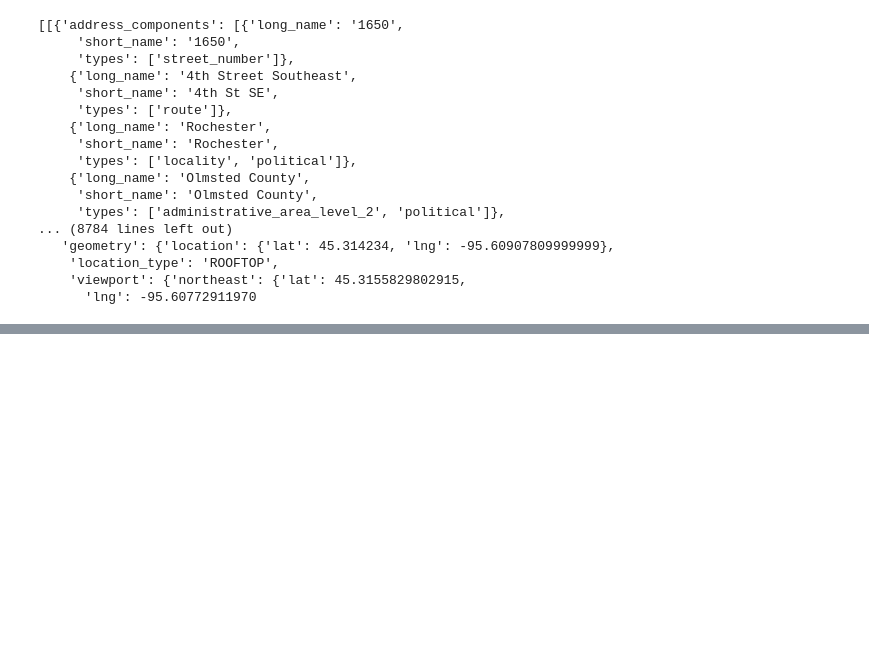
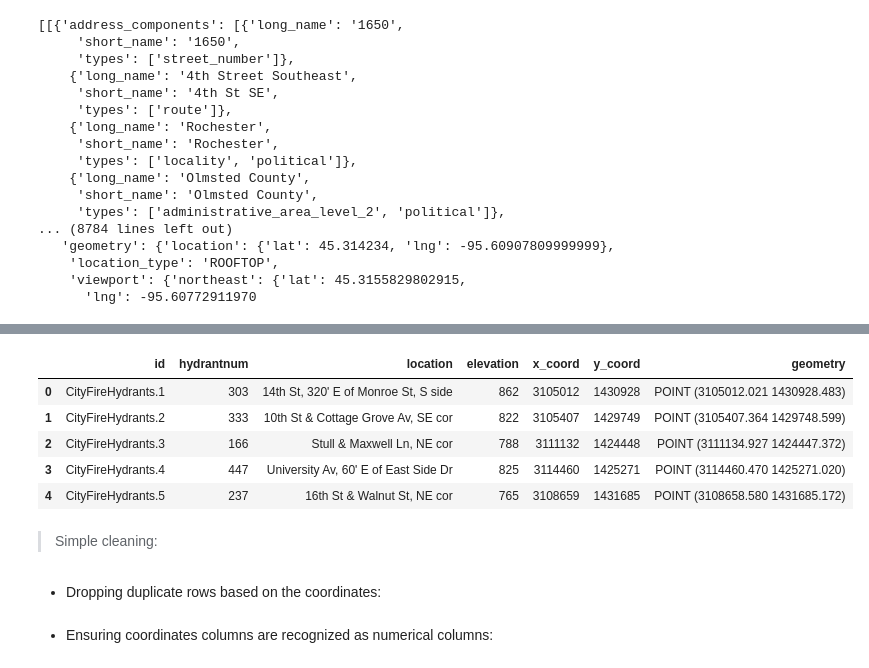
Before and after one commit to angeliki-tzanou/datasci_7_geospatial, a Jupyter notebook: HHA_507_Week_7.ipynb, the cells around one changed output, grey strips where cells are left out. Drawn from its saved outputs; the diff is of its cells as text; code cells hidden in the pictures; blank space fills up the shorter version.

```diff
--- a/HHA_507_Week_7.ipynb
+++ b/HHA_507_Week_7.ipynb
@@ -131,0 +138,2 @@ rev_geocoding_results
+# %%
+city_fire_hydr = gpd.read_file('city-fire-hydrants-gis-data-geojson-1-1 (1).geojson')
@@ -131,0 +142,15 @@ rev_geocoding_results
+# %%
+city_fire_hydr.head(5)
+# %% [output]
+|  | id | hydrantnum | location | elevation | x_coord | y_coord | geometry |
+| 0 | CityFireHydrants.1 | 303 | 14th St, 320' E of Monroe St, S side | 862 | 3105012 | 1430928 | POINT (3105012.021 1430928.483) |
+| 1 | CityFireHydrants.2 | 333 | 10th St & Cottage Grove Av, SE cor | 822 | 3105407 | 1429749 | POINT (3105407.364 1429748.599) |
+| 2 | CityFireHydrants.3 | 166 | Stull & Maxwell Ln, NE cor | 788 | 3111132 | 1424448 | POINT (3111134.927 1424447.372) |
+| 3 | CityFireHydrants.4 | 447 | University Av, 60' E of East Side Dr | 825 | 3114460 | 1425271 | POINT (3114460.470 1425271.020) |
+| 4 | CityFireHydrants.5 | 237 | 16th St & Walnut St, NE cor | 765 | 3108659 | 1431685 | POINT (3108658.580 1431685.172) |
+# %% [markdown]
+
+
+>Simple cleaning:
+# %% [markdown]
+- Dropping duplicate rows based on the coordinates:
@@ -131,0 +159,2 @@ rev_geocoding_results
+# %% [markdown]
+- Ensuring coordinates columns are recognized as numerical columns:
```
Also changed, not shown: parts of 6 cells of this notebook.
